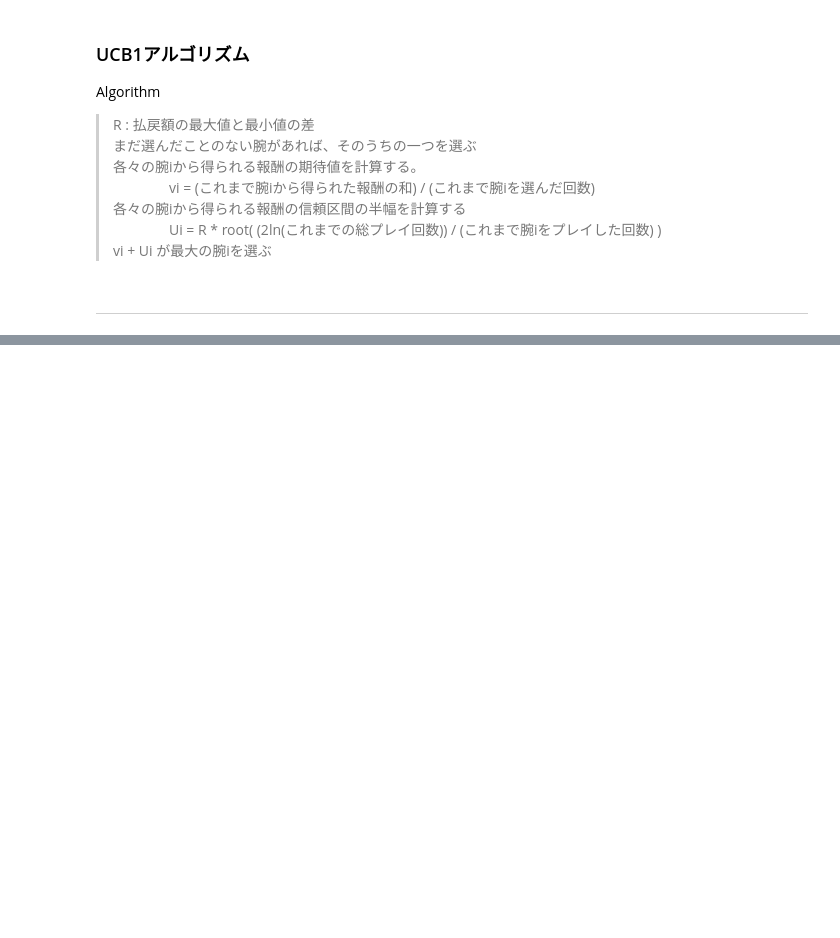
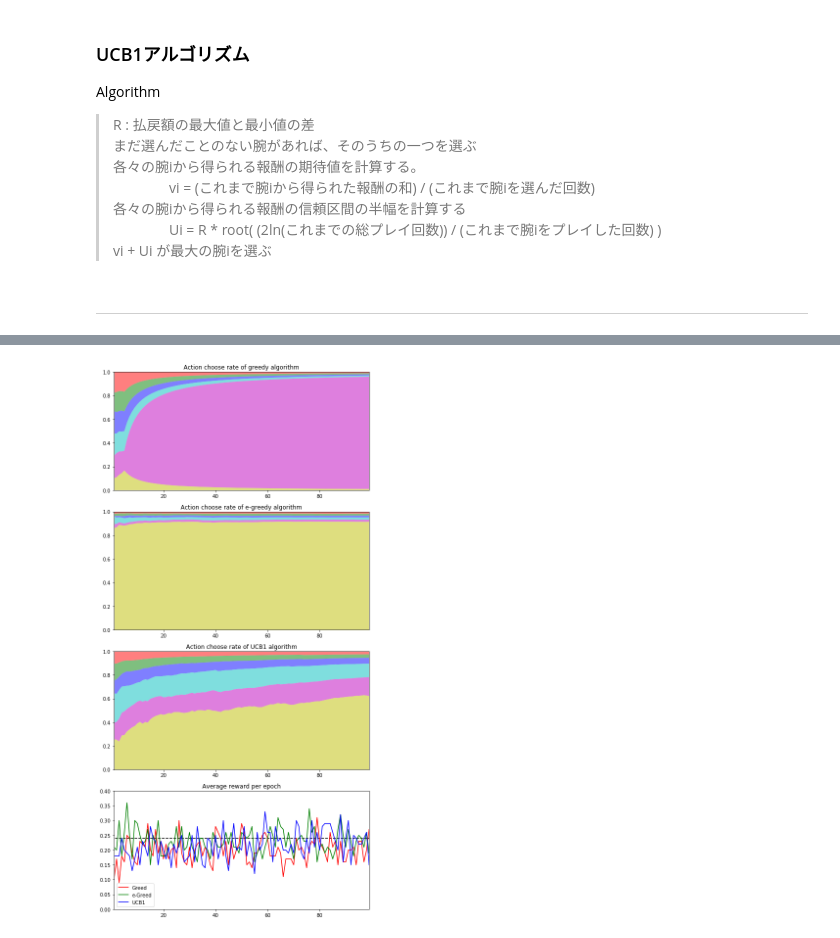
Before and after one commit to YouheiKomakine/pytorch-code-examples, a Jupyter notebook: Reinforcement_Learning_2_Multi-armed_bandit_problem(in_jpn).ipynb, the cells around one changed output, grey strips where cells are left out. Cells and saved outputs as stored; diff of their text form; code cells hidden in the pictures; blank space fills up the shorter version.

```diff
--- a/Reinforcement_Learning_2_Multi-armed_bandit_problem(in_jpn).ipynb
+++ b/Reinforcement_Learning_2_Multi-armed_bandit_problem(in_jpn).ipynb
@@ -43,16 +43,20 @@ class slotmachine(object):
         return reward, int(hit)
 # %%
-# ランダムに１０回引いてみる
+# ランダムに１０００回引いてみる
 m = slotmachine()
 money = 1000
 action_space_size = m.action_space()
+trial_num = 1000
+print_timing = 100
+
 print("選択肢の数 =",  action_space_size)
 
-for i in range(10):
+for i in range(trial_num):
     action = np.random.choice(range(action_space_size))
     reward, hit = m.play(action)
     money += reward
     hit_message = "hit!" if hit==1 else "miss"
-    print("action = {0}, {1}, money = {2}".format(action, hit_message, money))
+    if (i+1)%print_timing==0:
+        print("trial = {0}, last action = {1}, {2}, money = {3}".format(i+1, action, hit_message, money))
 # %% [output]
 選択肢の数 = 4
@@ -173,6 +135,12 @@ class Agent_greedy(object):
             sum_reward += value[1]
         return sum_reward
 
+    def debug_sum(self):
+        for action in self.expected_reward:
+            print("self.expected_reward[{0}]".format(action), self.expected_reward[action])
+        print("sum_reward", self.sum_reward())
+        #print("sum_reward_fix", self.sum_reward_fix())
+
     def action_count(self):
         action_count = []
         for value in self.expected_reward.values():
@@ -727,0 +462,83 @@ for i in a.values():
+# %%
+import numpy as np
+import matplotlib.pyplot as plt
+%matplotlib inline
+
+reward_price = 1
+distribution=(0.04, 0.08, 0.12, 0.16, 0.20, 0.24)
+
+m = slotmachine(reward_price=reward_price,
+                cost=0,
+                distribution=distribution)
+action_space_size = m.action_space()
+reward_space_size = m.reward_space()
+
+initial_play_count = 0
+expected_reward = {}
+
+agent_greed = Agent_greedy(action_space_size, min_choose=100)
+agent_e_greed = Agent_e_greedy(action_space_size, epsilon=0.1, min_choose=1)
+agent_ucb1 = Agent_ucb1(action_space_size, reward_space=reward_space_size, min_choose=1)
+
+# 100 for debag
+trial_num = 100
+epoch_num = 100
+
+# for debug
+reset_per_epoch = True
+
+total_record_greed, record_per_epoch_greed = \
+    epoch_block(agent_greed, epoch_num, trial_num)
+total_record_e_greed, record_per_epoch_e_greed = \
+    epoch_block(agent_e_greed, epoch_num, trial_num)
+total_record_ucb1, record_per_epoch_ucb1 = \
+    epoch_block(agent_ucb1, epoch_num, trial_num)
+
+x = np.array(range(0, epoch_num))
+#color = ["tomato", "gold", "palegreen", "deepskyblue", "violet"]
+color = ["r", "g", "b", "c", "m", "y", "k", "w"]
+
+
+plt.figure(figsize=(8,16))
+
+draw_learning_graph(total_record_greed, record_per_epoch_greed,
+                    row=4, col=1, num=1,
+                    title="Action choose rate of greedy algorithm", color=color,
+                    action_space_size = action_space_size, trial_num=trial_num, epoch_num=epoch_num,
+                    reset_per_epoch = reset_per_epoch,
+                    x=x, xmin=1, xmax=epoch_num-1, ymin=0, ymax=1)
+
+draw_learning_graph(total_record_e_greed, record_per_epoch_e_greed,
+                    row=4, col=1, num=2,
+                    title="Action choose rate of e-greedy algorithm", color=color,
+                    action_space_size = action_space_size, trial_num=trial_num, epoch_num=epoch_num,
+                    reset_per_epoch = reset_per_epoch,
+                    x=x, xmin=1, xmax=epoch_num-1, ymin=0, ymax=1)
+
+draw_learning_graph(total_record_ucb1, record_per_epoch_ucb1,
+                    row=4, col=1, num=3,
+                    title="Action choose rate of UCB1 algorithm", color=color,
+                    reset_per_epoch = reset_per_epoch,
+                    action_space_size = action_space_size, trial_num=trial_num, epoch_num=epoch_num,
+                    x=x, xmin=1, xmax=epoch_num-1, ymin=0, ymax=1)
+
+draw_reward_graph([record_per_epoch_greed[0], record_per_epoch_e_greed[0], record_per_epoch_ucb1[0]],
+                  row=4, col=1, num=4,
+                  title="Average reward per epoch", color=color,
+                  agent_name=["Greed", "e-Greed", "UCB1"],
+                  trial_num=trial_num, epoch_num=epoch_num,
+                  reward_max=1, reward_min=0,
+                  expected_ideal_reward = reward_price*max(distribution),
+                  x=np.array(range(0, epoch_num)),ymax=0.4, ymin=0)
+
+setting_text = "\n\
+slot machine's settings: \n\
+  arm,  chance of hit, color on glaph\n"
+
+for action in range(action_space_size):
+    setting_text += " {0}   {1}   {2} \n".format(action, distribution[action], color[action%len(color)])
+print(setting_text)
+
+plt.tight_layout()
+plt.show()
+# %% [output]
@@ -727,0 +553 @@ for i in a.values():
+[figure, added]
```
Also changed, not shown: parts of 23 cells of this notebook.
